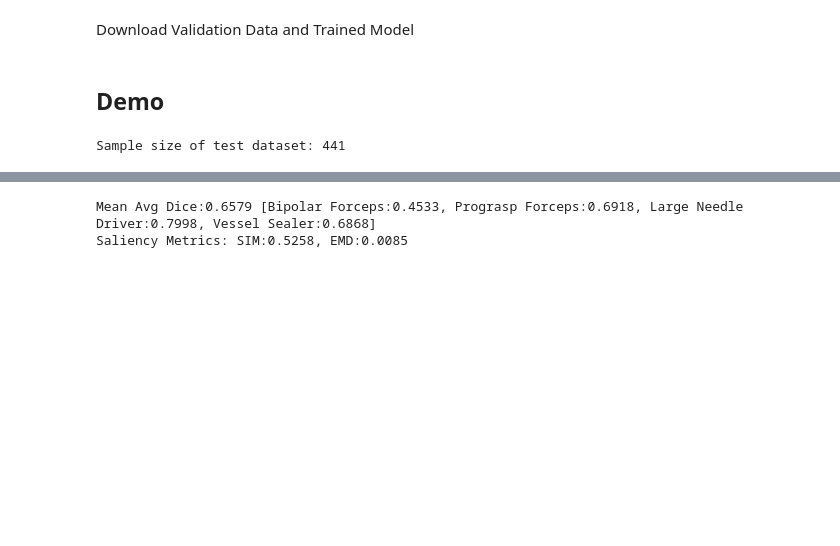
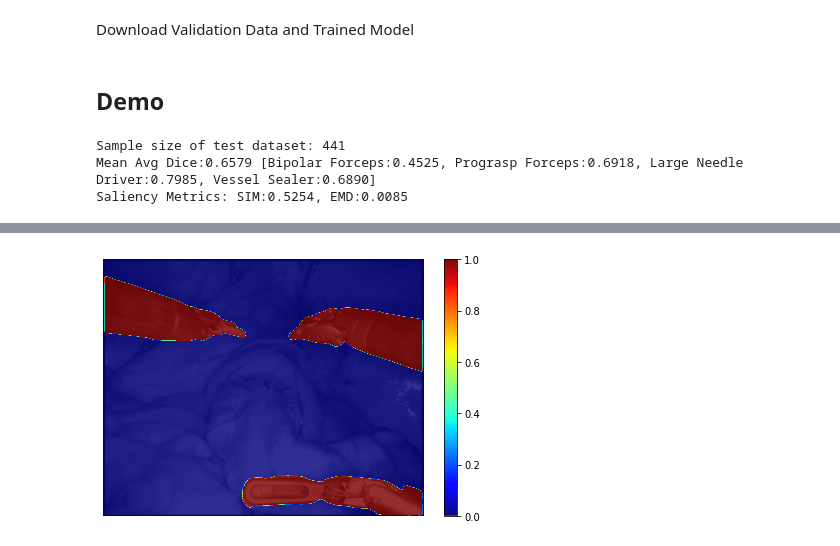
Before and after one commit to mobarakol/Learning_WhereToLook, a Jupyter notebook: Learning_Wheretolook_Demo.ipynb, the cells around one changed output, grey strips where cells are left out. Cells and saved outputs as stored; diff of their text form; code cells hidden in the pictures; blank space fills up the shorter version.

```diff
--- a/Learning_Wheretolook_Demo.ipynb
+++ b/Learning_Wheretolook_Demo.ipynb
@@ -66,6 +66,7 @@ for id, zip_file in zip(ids, zip_files):
 ## Demo
 # %%
 import math
+import os
 import numpy as np
 import argparse
 import torch
@@ -75,11 +76,27 @@ from dataset import SurgicalDataset
 from utils import seed_everything, calculate_dice, calculate_confusion_matrix_from_arrays
 from metrics_functions import AUC_Borji, NSS, SIM
 from scipy.stats import wasserstein_distance
+import matplotlib.cm as cm
+import matplotlib.pyplot as plt
 import warnings
 warnings.filterwarnings("ignore")
 
+def plotNNFilterOverlay(input_im, units, interp='bilinear',path='Prob',
+                        colormap=cm.jet, isColorbar=True, title='', alpha=0.8):
+    plt.clf()
+    plt.imshow(input_im, interpolation=interp, cmap='gray')
+    plt.imshow(units, interpolation=interp, cmap=colormap, alpha=alpha, vmin=0, vmax=1)
+    plt.axis('off')
+    if isColorbar:
+        plt.colorbar()
+    plt.tight_layout()
+    prob_path = os.path.join(path,title+'.png')
+    plt.savefig(prob_path, bbox_inches='tight', pad_inches=0)
+
 
 def validate(valid_loader, model, args):
+    if not os.path.exists('true'): os.makedirs('true')
+    if not os.path.exists('pred'): os.makedirs('pred')
     confusion_matrix = np.zeros(
             (args.num_classes, args.num_classes), dtype=np.uint32)
     model.eval()
@@ -101,6 +118,8 @@ def validate(valid_loader, model, args):
                     continue
                 SIM_SCORE.append((SIM(labels_sal[eval_idx], np.squeeze(output_sal[eval_idx]))))
                 EMD_SCORE.append((wasserstein_distance(pred_[eval_idx].cpu(), gt_maps_[eval_idx].cpu())))
+                plotNNFilterOverlay(inputs[eval_idx,0].cpu(),labels_seg[eval_idx], interp='nearest',path='true', title='gt_{}_{}'.format(batch_idx,eval_idx))
+                plotNNFilterOverlay(inputs[eval_idx,0].cpu(),pred_seg[eval_idx], interp='bilinear',path='pred', title='pred_{}_{}'.format(batch_idx,eval_idx))
 
     confusion_matrix = confusion_matrix[1:, 1:]  # exclude background
     dices = {'dice_{}'.format(cls + 1): dice
@@ -135,3 +154,5 @@ if __name__ == '__main__':
     main()
 # %% [output]
 Sample size of test dataset: 441
+Mean Avg Dice:0.6579 [Bipolar Forceps:0.4525, Prograsp Forceps:0.6918, Large Needle Driver:0.7985, Vessel Sealer:0.6890]
+Saliency Metrics: SIM:0.5254, EMD:0.0085
@@ -139,2 +159 @@ Downloading: "https://download.pytorch.org/models/resnet18-5c106cde.pth" to /roo
-Mean Avg Dice:0.6579 [Bipolar Forceps:0.4533, Prograsp Forceps:0.6918, Large Needle Driver:0.7998, Vessel Sealer:0.6868]
-Saliency Metrics: SIM:0.5258, EMD:0.0085
+[figure, added]
```
Also changed, not shown: parts of 2 cells of this notebook.
